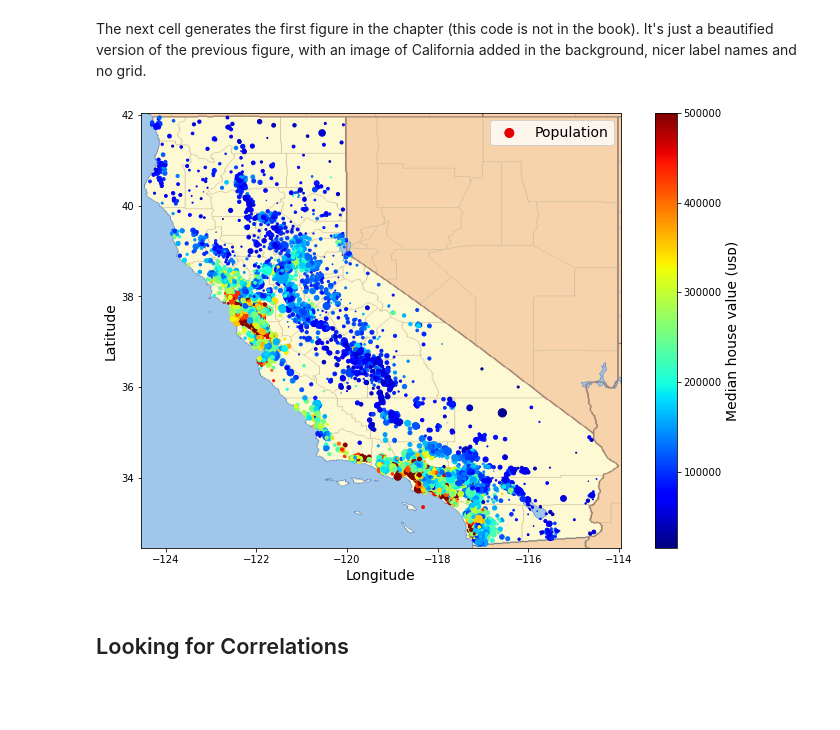
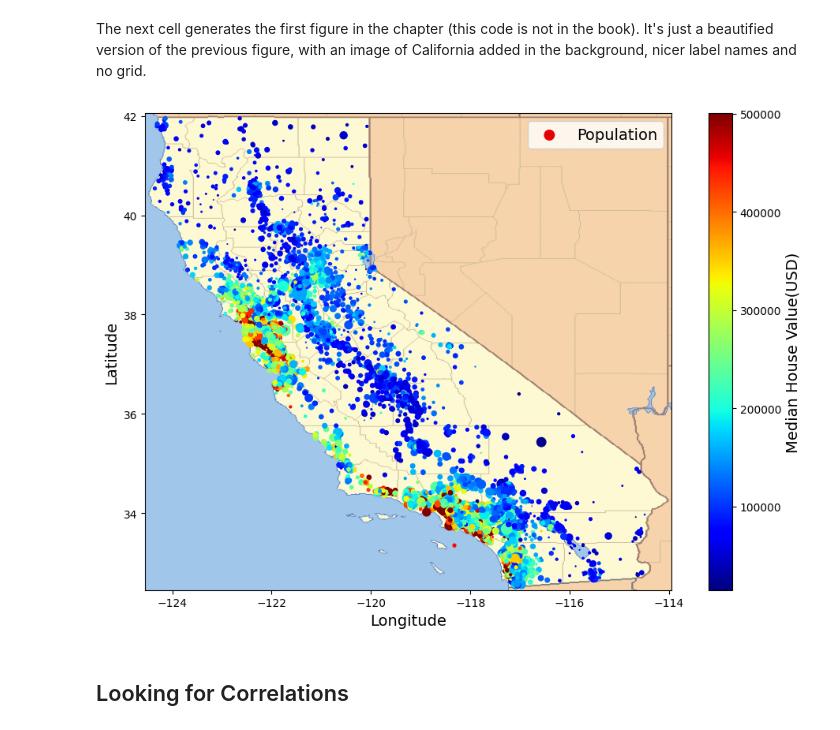
Before and after one commit to mvishruth/handson-ml3, a Jupyter notebook: 02_ml.ipynb, the cells around one changed output. Cells and saved outputs as stored; diff of their text form; code cells hidden in the pictures; blank space fills up the shorter version.

```diff
--- a/02_ml.ipynb
+++ b/02_ml.ipynb
@@ -211,7 +217,7 @@ samples = (np.random.rand(100_000, sample_size) < ratio_female).sum(axis=1)
 # %%
-housing["income_cat"] = pd.cut(housing["median_income"],
-                               bins=[0., 1.5, 3.0, 4.5, 6., np.inf],
-                               labels=[1, 2, 3, 4, 5])
+housing["income_cat"] =pd.cut(housing["median_income"],
+                              bins=[0,1.5, 3.0, 4.5, 6., np.inf],
+                              labels = [1, 2, 3, 4, 5])
 # %%
 housing["income_cat"].value_counts().sort_index().plot.bar(rot=0, grid=True)
 plt.xlabel("Income category")
@@ -309,33 +318,36 @@ The next cell generates the first figure in the chapter (this code is not in the
 # %%
 # extra code – this cell generates the first figure in the chapter
 
 # Download the California image
+
 filename = "california.png"
 if not (IMAGES_PATH / filename).is_file():
     homl3_root = "https://github.com/ageron/handson-ml3/raw/main/"
     url = homl3_root + "images/end_to_end_project/" + filename
-    print("Downloading", filename)
+    print("Downloading", url)
     urllib.request.urlretrieve(url, IMAGES_PATH / filename)
 
 housing_renamed = housing.rename(columns={
-    "latitude": "Latitude", "longitude": "Longitude",
-    "population": "Population",
-    "median_house_value": "Median house value (ᴜsᴅ)"})
-housing_renamed.plot(
-             kind="scatter", x="Longitude", y="Latitude",
-             s=housing_renamed["Population"] / 100, label="Population",
-             c="Median house value (ᴜsᴅ)", cmap="jet", colorbar=True,
-             legend=True, sharex=False, figsize=(10, 7))
+    "latitude": "Latitude",
+    "longitude": "Longitude",
+    "median_house_value": "Median House Value(USD)"
+})
+
+housing_renamed.plot(kind="scatter", x = "Longitude", y = "Latitude",
+                     s = housing_renamed["population"] / 100, label = "Population",
+                     c= "Median House Value(USD)", cmap = "jet", colorbar = True,
+                     legend = True, sharex = False, figsize = (10, 7)
+                     )
 
 california_img = plt.imread(IMAGES_PATH / filename)
 axis = -124.55, -113.95, 32.45, 42.05
 plt.axis(axis)
 plt.imshow(california_img, extent=axis)
 
 save_fig("california_housing_prices_plot")
 plt.show()
 # %% [output]
-[figure, old version]
+[figure, new version]
 # %% [markdown]
 ## Looking for Correlations
 # %% [markdown]
```
Also changed, not shown: parts of 231 cells of this notebook.
